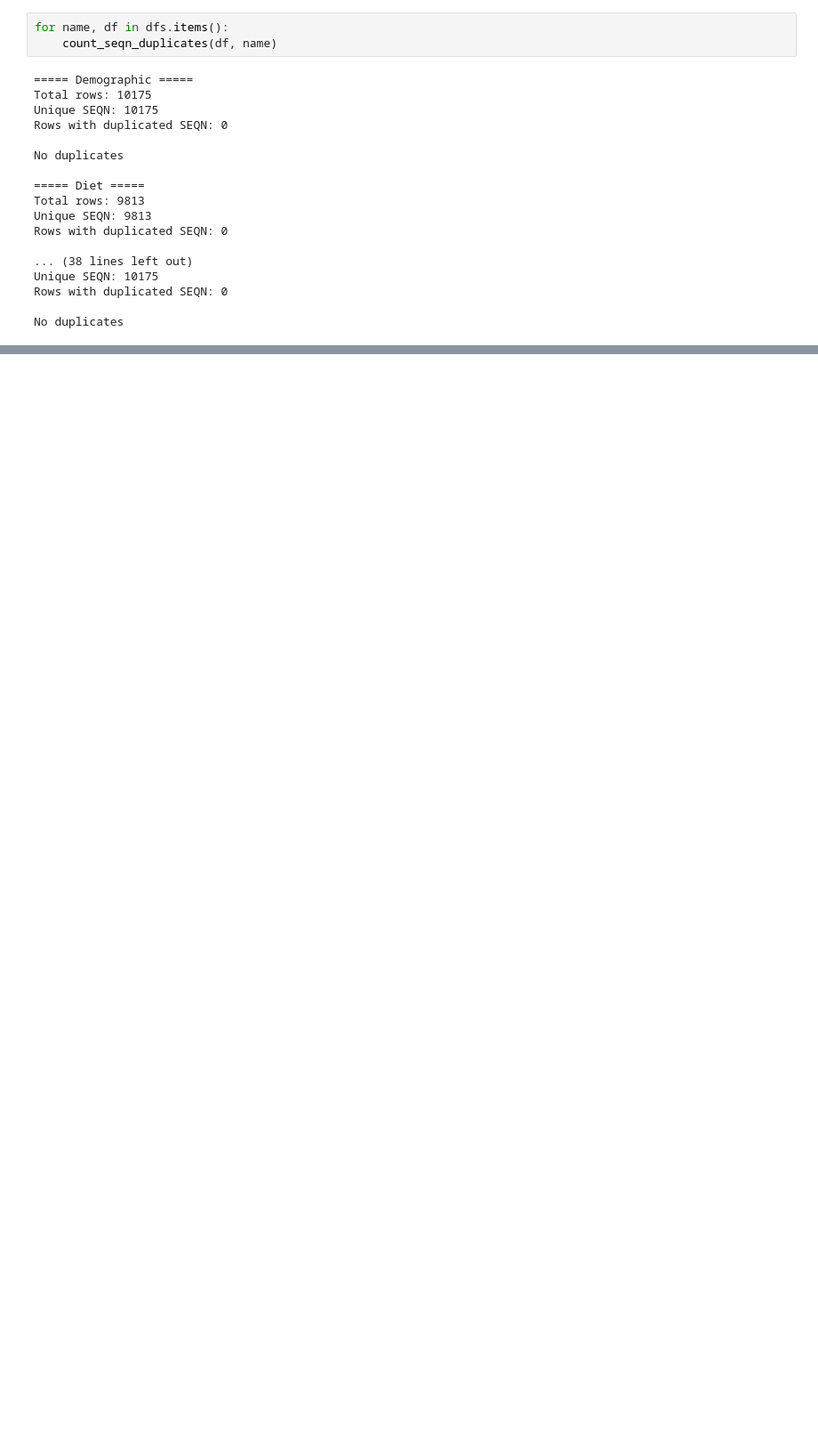
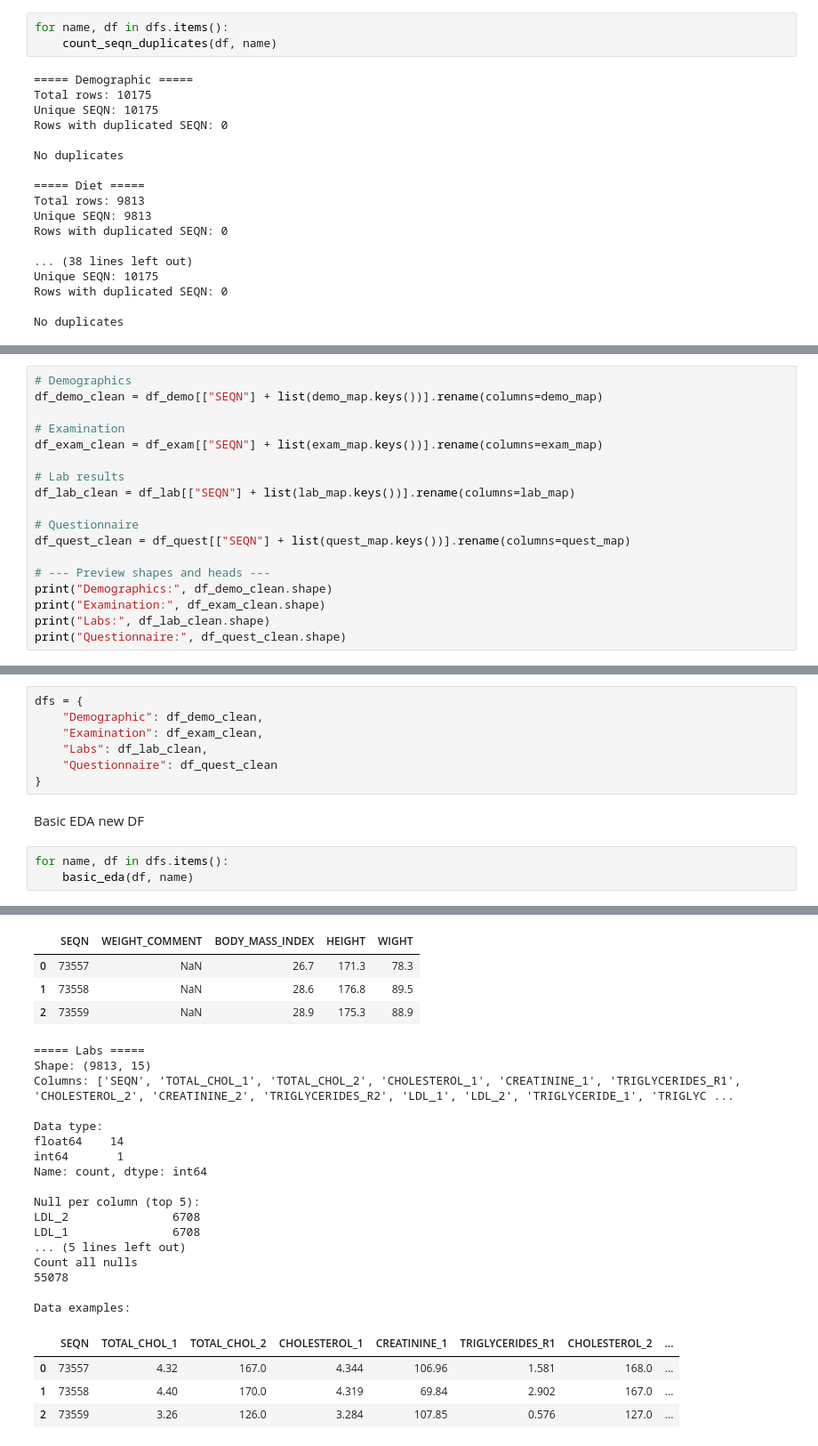
Before and after one commit to FrancoPalavicinoG/cellia, a Jupyter notebook: notebooks/01_EDA.ipynb, the cells around one changed output, grey strips where cells are left out. Shown at 89% size. Cells and saved outputs as stored; diff of their text form; blank space fills up the shorter version.

Commit message:
Create cleaned DataFrames with selected biomarkers

```diff
--- a/notebooks/01_EDA.ipynb
+++ b/notebooks/01_EDA.ipynb
@@ -250,0 +305,18 @@ No duplicates
+# %%
+# Demographics
+df_demo_clean = df_demo[["SEQN"] + list(demo_map.keys())].rename(columns=demo_map)
+
+# Examination
+df_exam_clean = df_exam[["SEQN"] + list(exam_map.keys())].rename(columns=exam_map)
+
+# Lab results
+df_lab_clean = df_lab[["SEQN"] + list(lab_map.keys())].rename(columns=lab_map)
+
+# Questionnaire
+df_quest_clean = df_quest[["SEQN"] + list(quest_map.keys())].rename(columns=quest_map)
+
+# --- Preview shapes and heads ---
+print("Demographics:", df_demo_clean.shape)
+print("Examination:", df_exam_clean.shape)
+print("Labs:", df_lab_clean.shape)
+print("Questionnaire:", df_quest_clean.shape)
@@ -250,0 +328,13 @@ No duplicates
+# %%
+dfs = {
+    "Demographic": df_demo_clean,
+    "Examination": df_exam_clean,
+    "Labs": df_lab_clean,
+    "Questionnaire": df_quest_clean
+}
+# %% [markdown]
+Basic EDA new DF
+# %%
+for name, df in dfs.items():
+    basic_eda(df, name)
+# %% [output]
@@ -250,0 +379,25 @@ No duplicates
+|  | SEQN | WEIGHT_COMMENT | BODY_MASS_INDEX | HEIGHT | WIGHT |
+| 0 | 73557 | NaN | 26.7 | 171.3 | 78.3 |
+| 1 | 73558 | NaN | 28.6 | 176.8 | 89.5 |
+| 2 | 73559 | NaN | 28.9 | 175.3 | 88.9 |
+===== Labs =====
+Shape: (9813, 15)
+Columns: ['SEQN', 'TOTAL_CHOL_1', 'TOTAL_CHOL_2', 'CHOLESTEROL_1', 'CREATININE_1', 'TRIGLYCERIDES_R1', 'CHOLESTEROL_2', 'CREATININE_2', 'TRIGLYCERIDES_R2', 'LDL_1', 'LDL_2', 'TRIGLYCERIDE_1', 'TRIGLYC ...
+
+Data type:
+float64    14
+int64       1
+Name: count, dtype: int64
+
+Null per column (top 5):
+LDL_2               6708
+LDL_1               6708
+... (5 lines left out)
+Count all nulls
+55078
+
+Data examples:
+|  | SEQN | TOTAL_CHOL_1 | TOTAL_CHOL_2 | CHOLESTEROL_1 | CREATININE_1 | TRIGLYCERIDES_R1 | CHOLESTEROL_2 | ... |
+| 0 | 73557 | 4.32 | 167.0 | 4.344 | 106.96 | 1.581 | 168.0 | ... |
+| 1 | 73558 | 4.40 | 170.0 | 4.319 | 69.84 | 2.902 | 167.0 | ... |
+| 2 | 73559 | 3.26 | 126.0 | 3.284 | 107.85 | 0.576 | 127.0 | ... |
```
Also changed, not shown: parts of 12 cells of this notebook.
